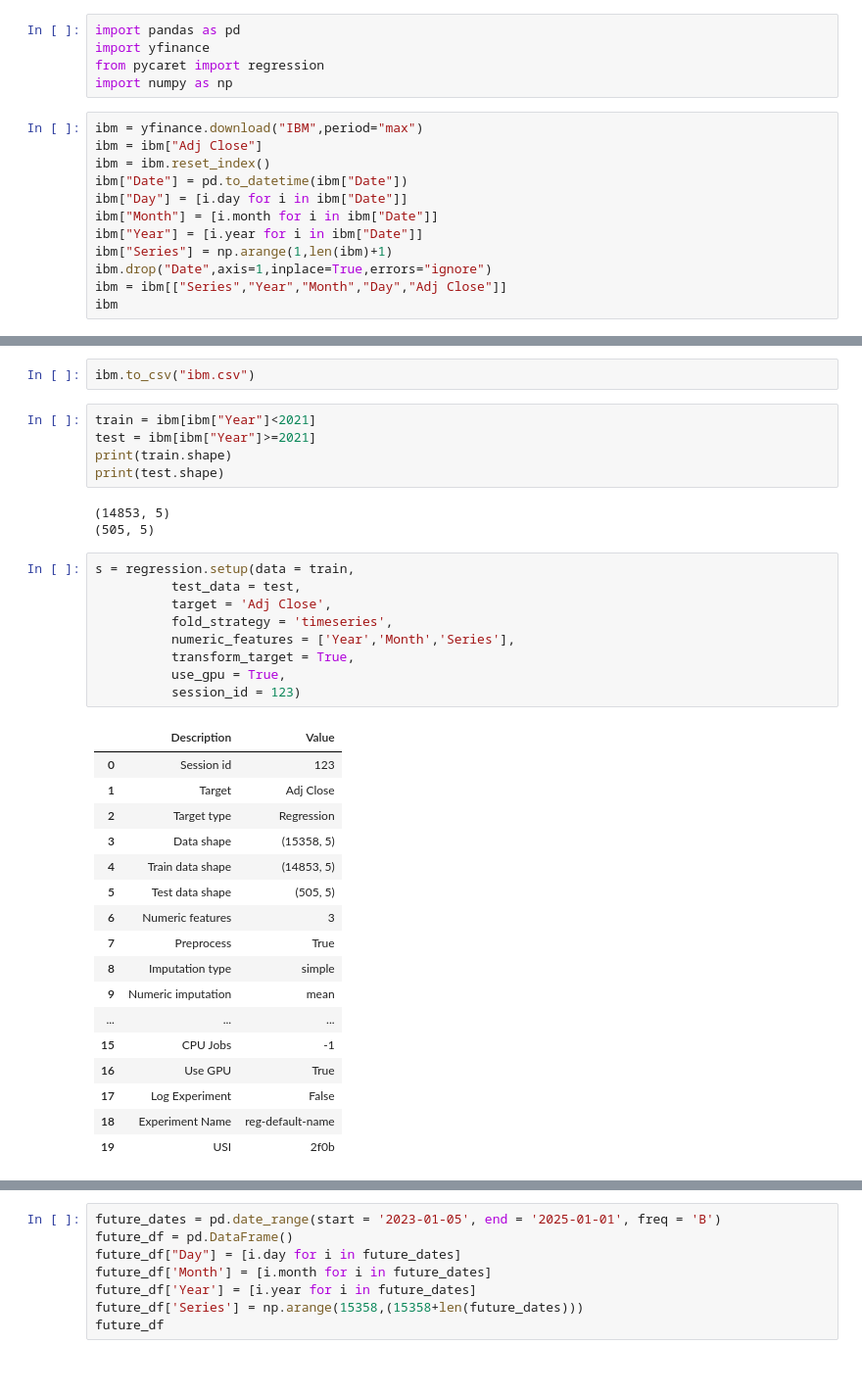
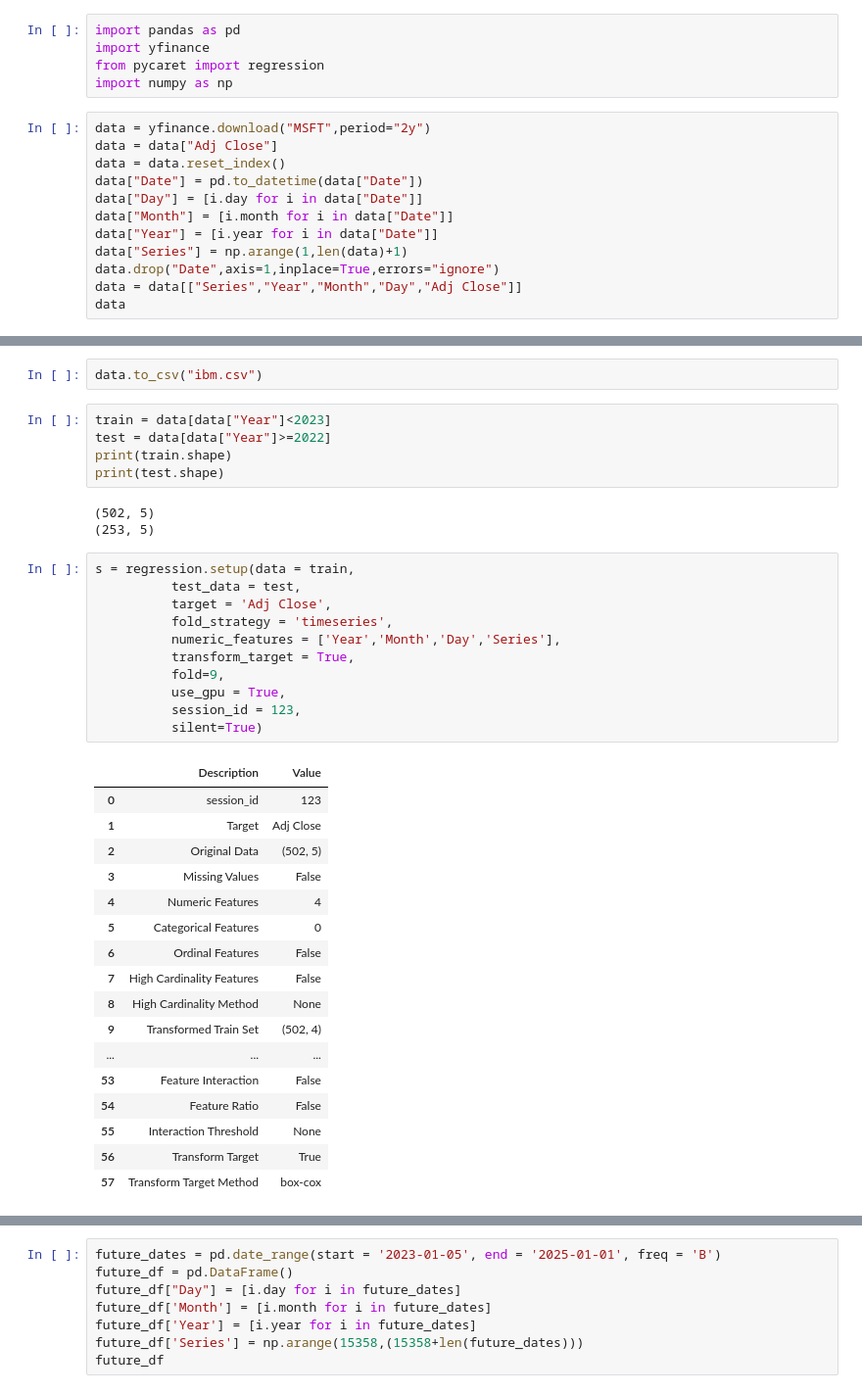
Before and after one commit to sedat01/time-series, a Jupyter notebook: train_model.ipynb, the cells around one changed output, grey strips where cells are left out. Shown: that part at 98% size. Drawn from its saved outputs; the diff is of its cells as text.

```diff
--- a/train_model.ipynb
+++ b/train_model.ipynb
@@ -4,17 +4,17 @@ import yfinance
 from pycaret import regression
 import numpy as np
 # %%
-ibm = yfinance.download("IBM",period="max")
-ibm = ibm["Adj Close"]
-ibm = ibm.reset_index()
-ibm["Date"] = pd.to_datetime(ibm["Date"])
-ibm["Day"] = [i.day for i in ibm["Date"]]
-ibm["Month"] = [i.month for i in ibm["Date"]]
-ibm["Year"] = [i.year for i in ibm["Date"]]
-ibm["Series"] = np.arange(1,len(ibm)+1)
-ibm.drop("Date",axis=1,inplace=True,errors="ignore")
-ibm = ibm[["Series","Year","Month","Day","Adj Close"]]
-ibm
+data = yfinance.download("MSFT",period="2y")
+data = data["Adj Close"]
+data = data.reset_index()
+data["Date"] = pd.to_datetime(data["Date"])
+data["Day"] = [i.day for i in data["Date"]]
+data["Month"] = [i.month for i in data["Date"]]
+data["Year"] = [i.year for i in data["Date"]]
+data["Series"] = np.arange(1,len(data)+1)
+data.drop("Date",axis=1,inplace=True,errors="ignore")
+data = data[["Series","Year","Month","Day","Adj Close"]]
+data
 # %% [output]
 [*********************100%***********************]  1 of 1 completed
 |  | Series | Year | Month | Day | Adj Close |
@@ -33,40 +33,42 @@ ibm
 # %%
-ibm.to_csv("ibm.csv")
+data.to_csv("ibm.csv")
 # %%
-train = ibm[ibm["Year"]<2021]
-test = ibm[ibm["Year"]>=2021]
+train = data[data["Year"]<2023]
+test = data[data["Year"]>=2022]
 print(train.shape)
 print(test.shape)
 # %% [output]
-(14853, 5)
-(505, 5)
+(502, 5)
+(253, 5)
 # %%
 s = regression.setup(data = train,
           test_data = test,
           target = 'Adj Close',
           fold_strategy = 'timeseries',
-          numeric_features = ['Year','Month','Series'],
+          numeric_features = ['Year','Month','Day','Series'],
           transform_target = True,
+          fold=9,
           use_gpu = True,
-          session_id = 123)
+          session_id = 123,
+          silent=True)
 # %% [output]
 |  | Description | Value |
-| 0 | Session id | 123 |
+| 0 | session_id | 123 |
 | 1 | Target | Adj Close |
-| 2 | Target type | Regression |
-| 3 | Data shape | (15358, 5) |
-| 4 | Train data shape | (14853, 5) |
-| 5 | Test data shape | (505, 5) |
-| 6 | Numeric features | 3 |
-| 7 | Preprocess | True |
-| 8 | Imputation type | simple |
-| 9 | Numeric imputation | mean |
+| 2 | Original Data | (502, 5) |
+| 3 | Missing Values | False |
+| 4 | Numeric Features | 4 |
+| 5 | Categorical Features | 0 |
+| 6 | Ordinal Features | False |
+| 7 | High Cardinality Features | False |
+| 8 | High Cardinality Method | None |
+| 9 | Transformed Train Set | (502, 4) |
 | ... | ... | ... |
-| 15 | CPU Jobs | -1 |
-| 16 | Use GPU | True |
-| 17 | Log Experiment | False |
-| 18 | Experiment Name | reg-default-name |
-| 19 | USI | 2f0b |
+| 53 | Feature Interaction | False |
+| 54 | Feature Ratio | False |
+| 55 | Interaction Threshold | None |
+| 56 | Transform Target | True |
+| 57 | Transform Target Method | box-cox |
 # %%
 best = regression.compare_models(sort='MAE')
 # %% [output]
```
Also changed, not shown: parts of 9 cells of this notebook, 11 other files.
